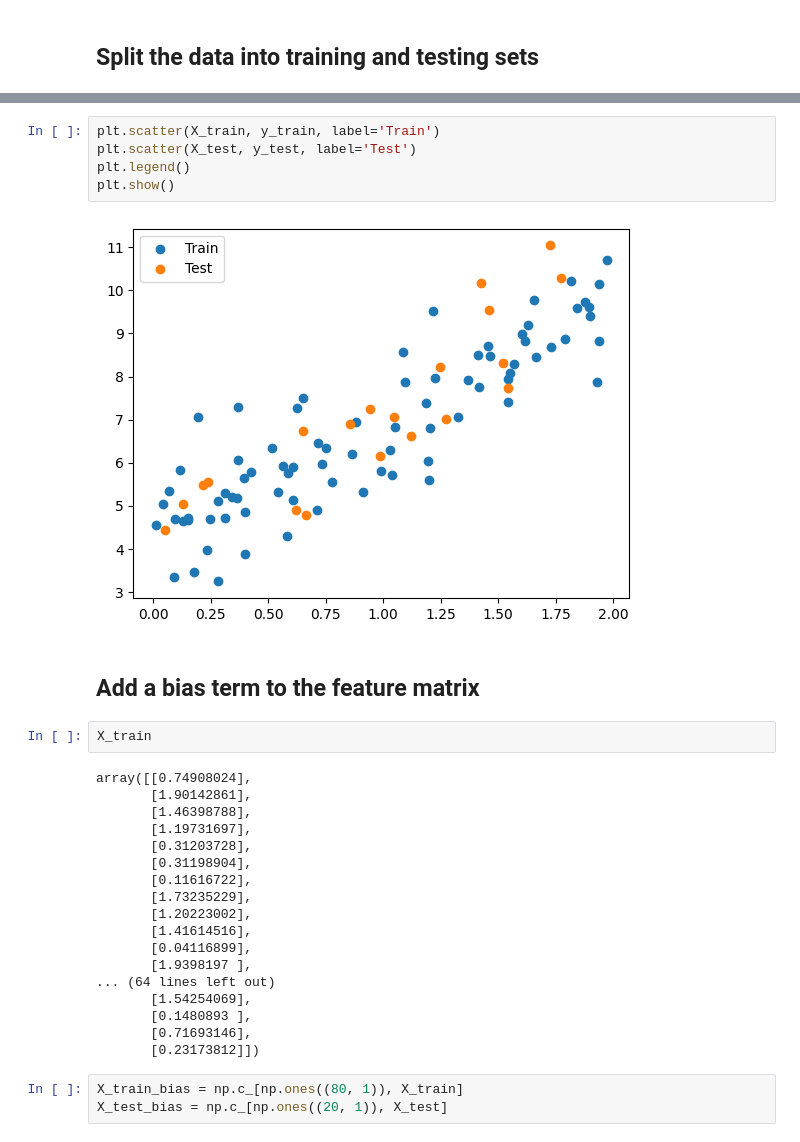
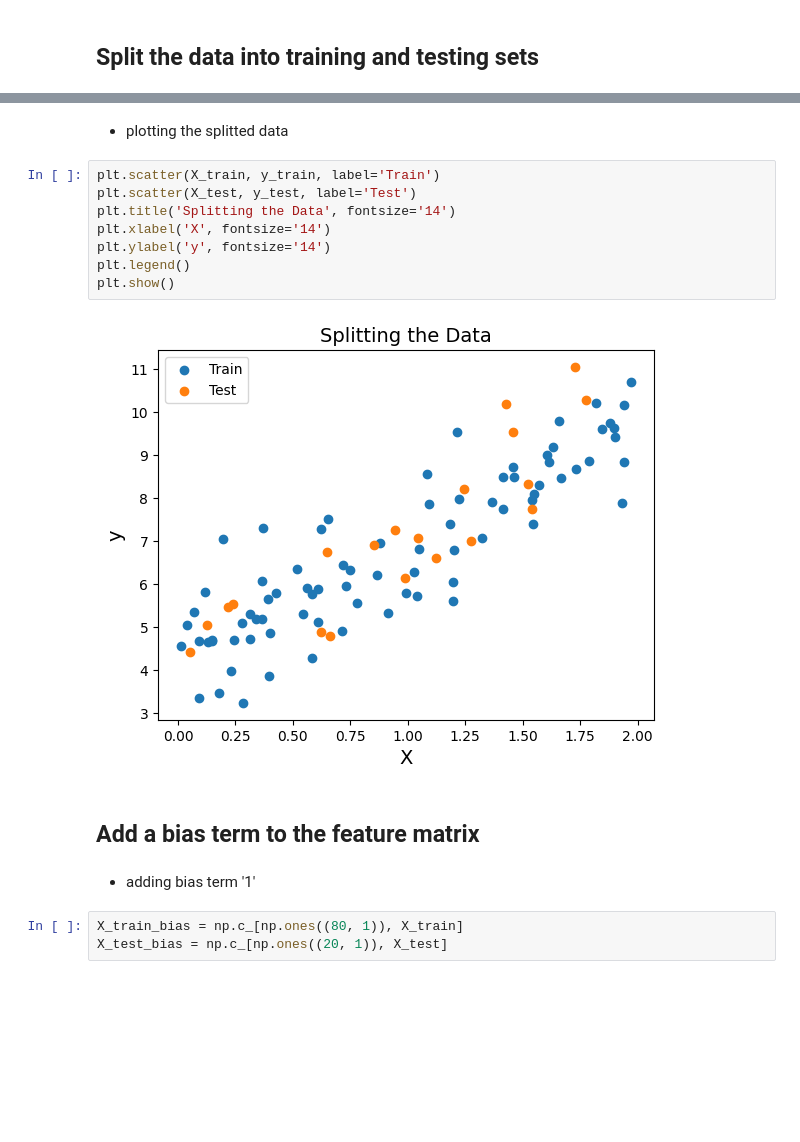
Before and after one commit to Jadhav-Sourabh/Data-Science, a Jupyter notebook: Linear-regression/linear_regression_from_scratch.ipynb, the cells around one changed output, grey strips where cells are left out. Drawn from its saved outputs; the diff is of its cells as text; blank space fills up the shorter version.

```diff
--- a/Linear-regression/linear_regression_from_scratch.ipynb
+++ b/Linear-regression/linear_regression_from_scratch.ipynb
@@ -21,32 +42,19 @@ X_train, X_test, y_train, y_test = X[:80], X[80:], y[:80], y[80:]
+# %% [markdown]
+- plotting the splitted data
 # %%
 plt.scatter(X_train, y_train, label='Train')
 plt.scatter(X_test, y_test, label='Test')
+plt.title('Splitting the Data', fontsize='14')
+plt.xlabel('X', fontsize='14')
+plt.ylabel('y', fontsize='14')
 plt.legend()
 plt.show()
 # %% [output]
-[figure, old version]
+[figure, new version]
 # %% [markdown]
 ## Add a bias term to the feature matrix
-# %%
-X_train
-# %% [output]
-array([[0.74908024],
-       [1.90142861],
-       [1.46398788],
-       [1.19731697],
-       [0.31203728],
-       [0.31198904],
-       [0.11616722],
-       [1.73235229],
-       [1.20223002],
-       [1.41614516],
-       [0.04116899],
-       [1.9398197 ],
-... (64 lines left out)
-       [1.54254069],
-       [0.1480893 ],
-       [0.71693146],
-       [0.23173812]])
+# %% [markdown]
+- adding bias term '1'
 # %%
 X_train_bias = np.c_[np.ones((80, 1)), X_train]
 X_test_bias = np.c_[np.ones((20, 1)), X_test]
```
Also changed, not shown: parts of 18 cells of this notebook, 1 other file.
